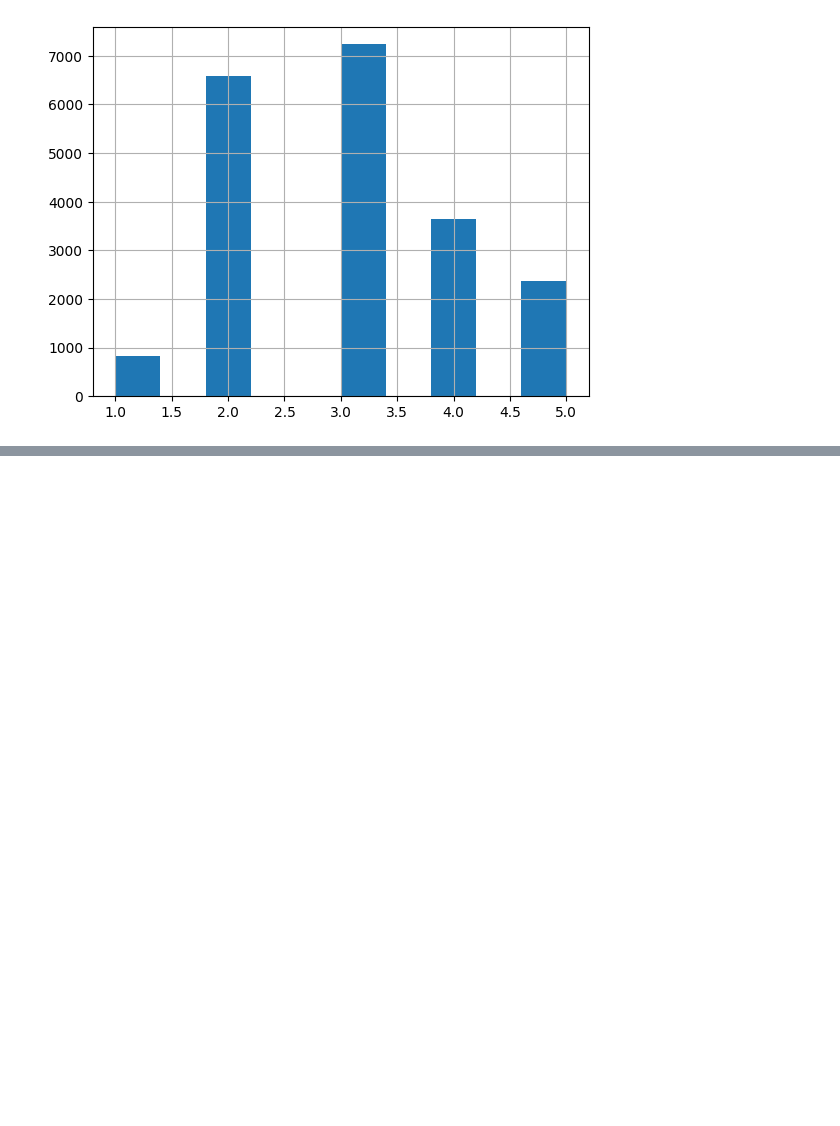
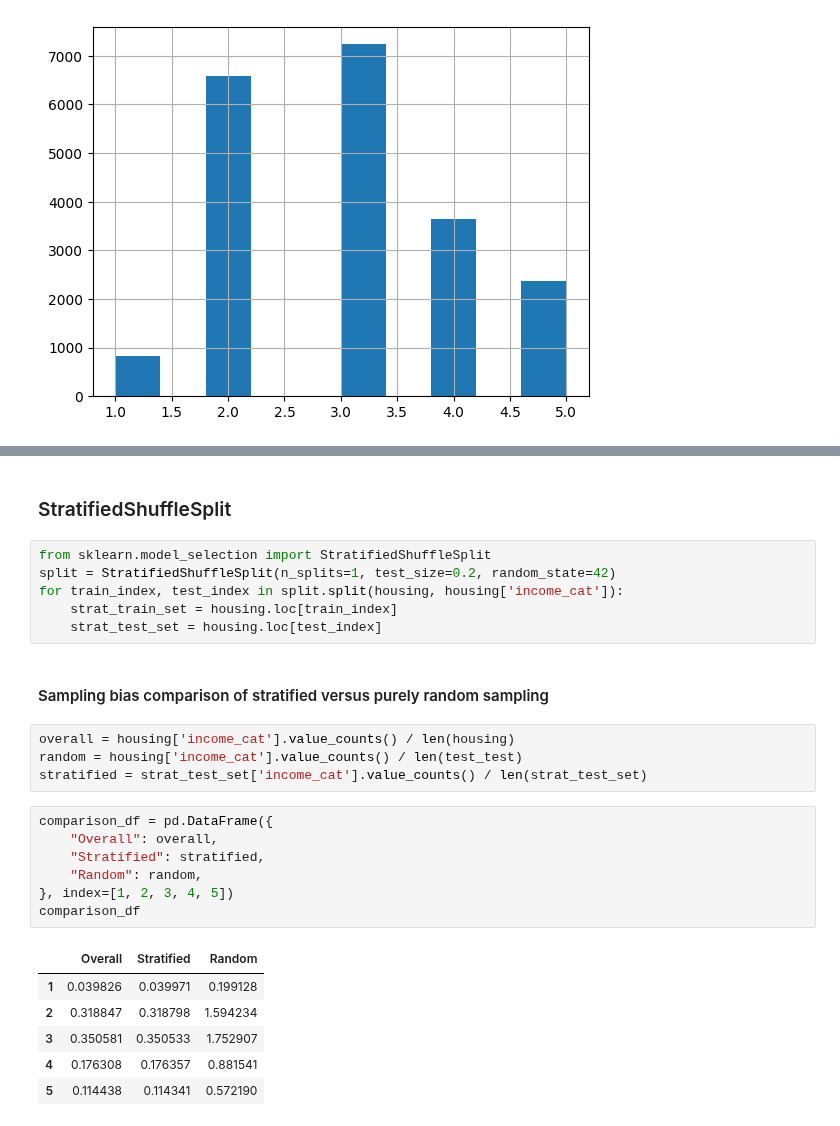
Before and after one commit to KumudithaSilva/Sklearn-ML, a Jupyter notebook: house-price.ipynb, the cells around one changed output, grey strips where cells are left out. Cells and saved outputs as stored; diff of their text form; blank space fills up the shorter version.

Commit message:
add stratified shuffle split

```diff
--- a/house-price.ipynb
+++ b/house-price.ipynb
@@ -97,0 +108,28 @@ plt.show()
+# %% [markdown]
+###  StratifiedShuffleSplit
+# %%
+from sklearn.model_selection import StratifiedShuffleSplit
+split = StratifiedShuffleSplit(n_splits=1, test_size=0.2, random_state=42)
+for train_index, test_index in split.split(housing, housing['income_cat']):
+    strat_train_set = housing.loc[train_index]
+    strat_test_set = housing.loc[test_index]
+# %% [markdown]
+#### Sampling bias comparison of stratified versus purely random sampling
+# %%
+overall = housing['income_cat'].value_counts() / len(housing)
+random = housing['income_cat'].value_counts() / len(test_test)
+stratified = strat_test_set['income_cat'].value_counts() / len(strat_test_set)
+# %%
+comparison_df = pd.DataFrame({
+    "Overall": overall,
+    "Stratified": stratified,
+    "Random": random,
+}, index=[1, 2, 3, 4, 5])
+comparison_df
+# %% [output]
+|  | Overall | Stratified | Random |
+| 1 | 0.039826 | 0.039971 | 0.199128 |
+| 2 | 0.318847 | 0.318798 | 1.594234 |
+| 3 | 0.350581 | 0.350533 | 1.752907 |
+| 4 | 0.176308 | 0.176357 | 0.881541 |
+| 5 | 0.114438 | 0.114341 | 0.572190 |
```
Also changed, not shown: parts of 4 cells of this notebook.
